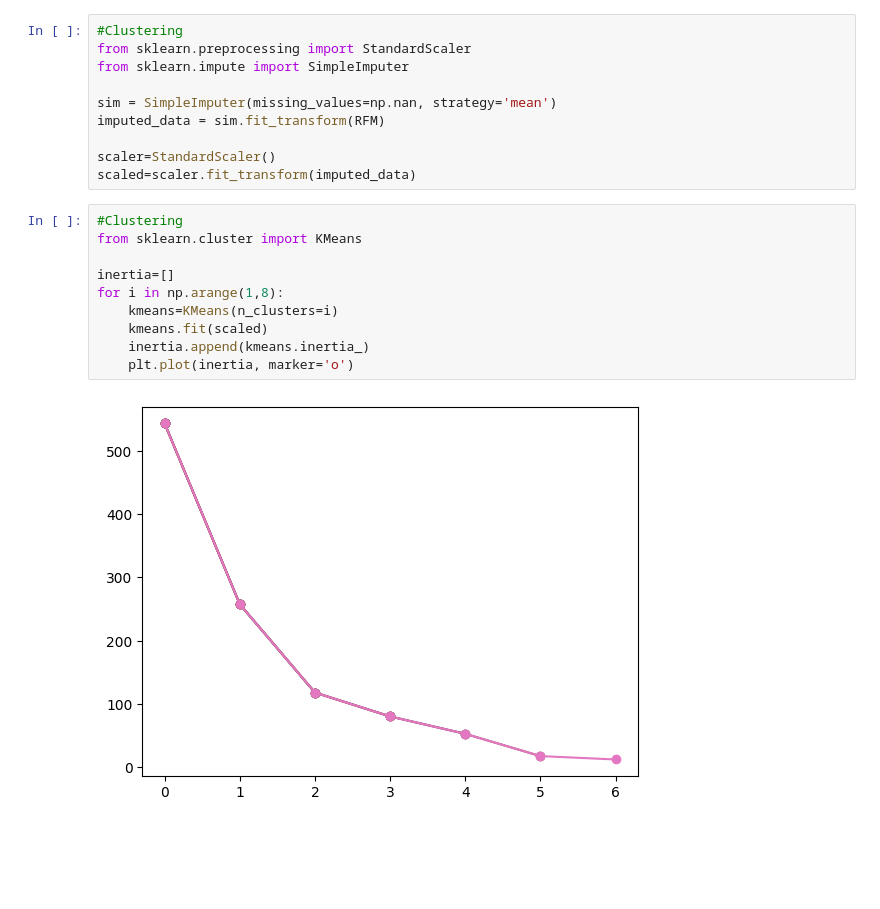
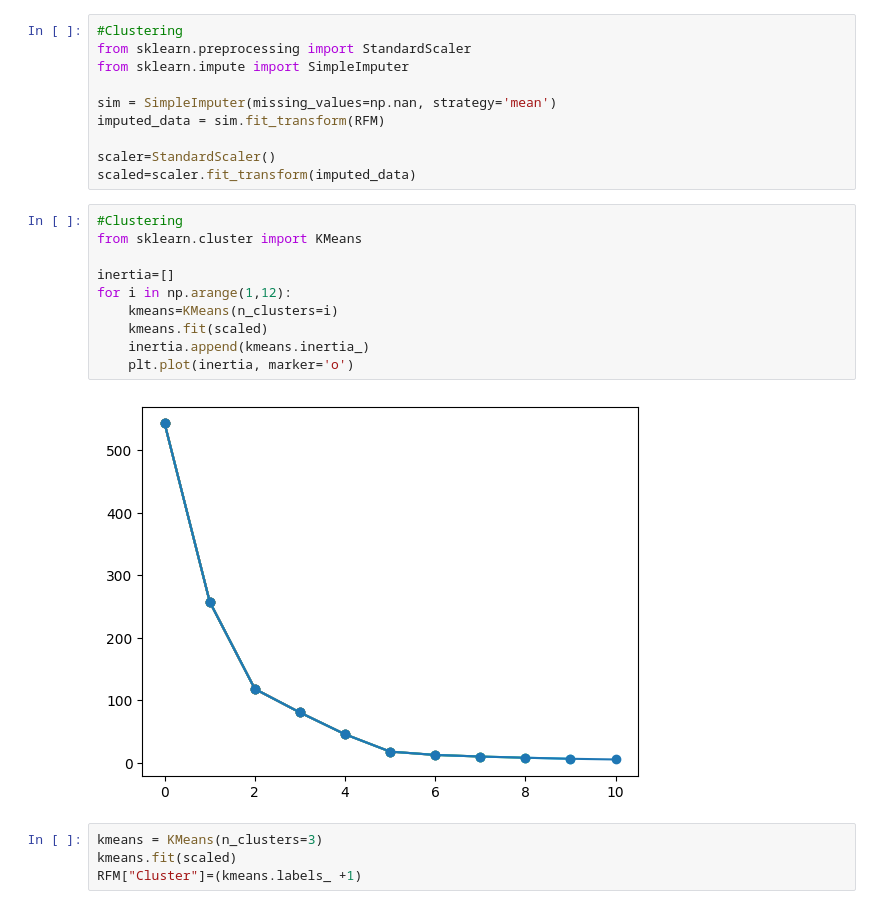
Before and after one commit to TegarMachfuzi/RFMAnalysisPhyton, a Jupyter notebook: RFM.ipynb, the cells around one changed output. Saved outputs shown, nothing was run; the diff lists cells and outputs as text; blank space fills up the shorter version.

Commit message:
add grouping cluster RFM

```diff
--- a/RFM.ipynb
+++ b/RFM.ipynb
@@ -191,12 +196,16 @@ scaled=scaler.fit_transform(imputed_data)
 # %%
 #Clustering
 from sklearn.cluster import KMeans
 
 inertia=[]
-for i in np.arange(1,8):
+for i in np.arange(1,12):
     kmeans=KMeans(n_clusters=i)
     kmeans.fit(scaled)
     inertia.append(kmeans.inertia_)
     plt.plot(inertia, marker='o')
 # %% [output]
-[figure, old version]
+[figure, new version]
+# %%
+kmeans = KMeans(n_clusters=3)
+kmeans.fit(scaled)
+RFM["Cluster"]=(kmeans.labels_ +1)
```
Also changed, not shown: parts of 6 cells of this notebook.
